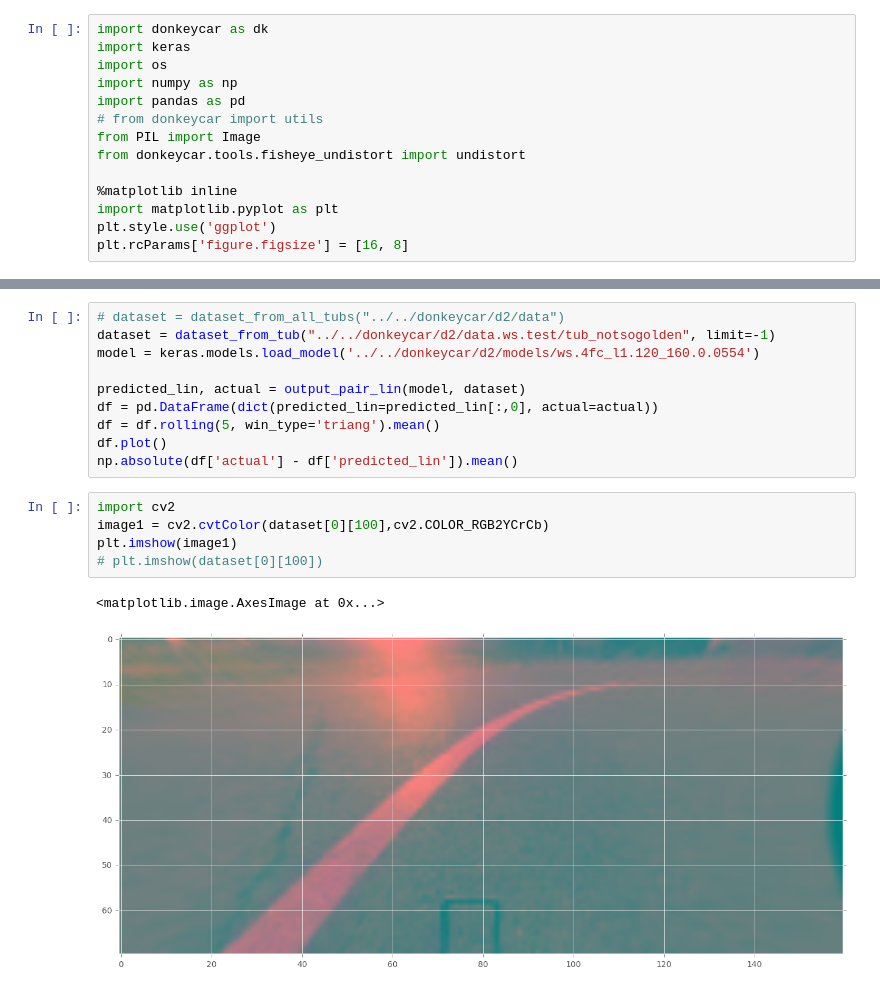
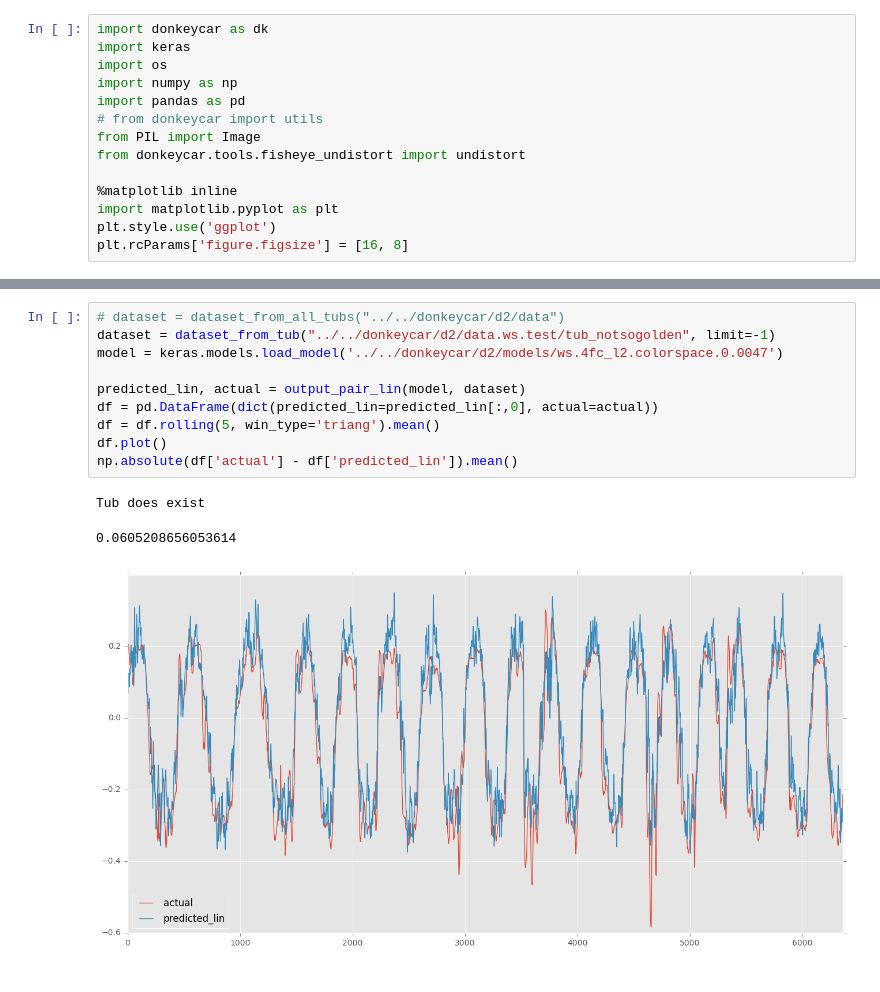
Before and after one commit to test-v1/notebooks-1, a Jupyter notebook: donkeycar/donkey2.ipynb, the cells around one changed output, grey strips where cells are left out. Saved outputs shown, nothing was run; the diff lists cells and outputs as text.

```diff
--- a/donkeycar/donkey2.ipynb
+++ b/donkeycar/donkey2.ipynb
@@ -99,18 +99,14 @@ KeyError: 'predicted'
 # %%
 # dataset = dataset_from_all_tubs("../../donkeycar/d2/data")
 dataset = dataset_from_tub("../../donkeycar/d2/data.ws.test/tub_notsogolden", limit=-1)
-model = keras.models.load_model('../../donkeycar/d2/models/ws.4fc_l1.120_160.0.0554')
+model = keras.models.load_model('../../donkeycar/d2/models/ws.4fc_l2.colorspace.0.0047')
 
 predicted_lin, actual = output_pair_lin(model, dataset)
 df = pd.DataFrame(dict(predicted_lin=predicted_lin[:,0], actual=actual))
 df = df.rolling(5, win_type='triang').mean()
 df.plot()
 np.absolute(df['actual'] - df['predicted_lin']).mean()
+# %% [output]
+Tub does exist
+0.0605208656053614
+[figure, added]
-# %%
-import cv2
-image1 = cv2.cvtColor(dataset[0][100],cv2.COLOR_RGB2YCrCb)
-plt.imshow(image1)
-# plt.imshow(dataset[0][100])
-# %% [output]
-<matplotlib.image.AxesImage at 0x...>
-[figure, removed]
```
Also changed, not shown: parts of 2 cells of this notebook.
